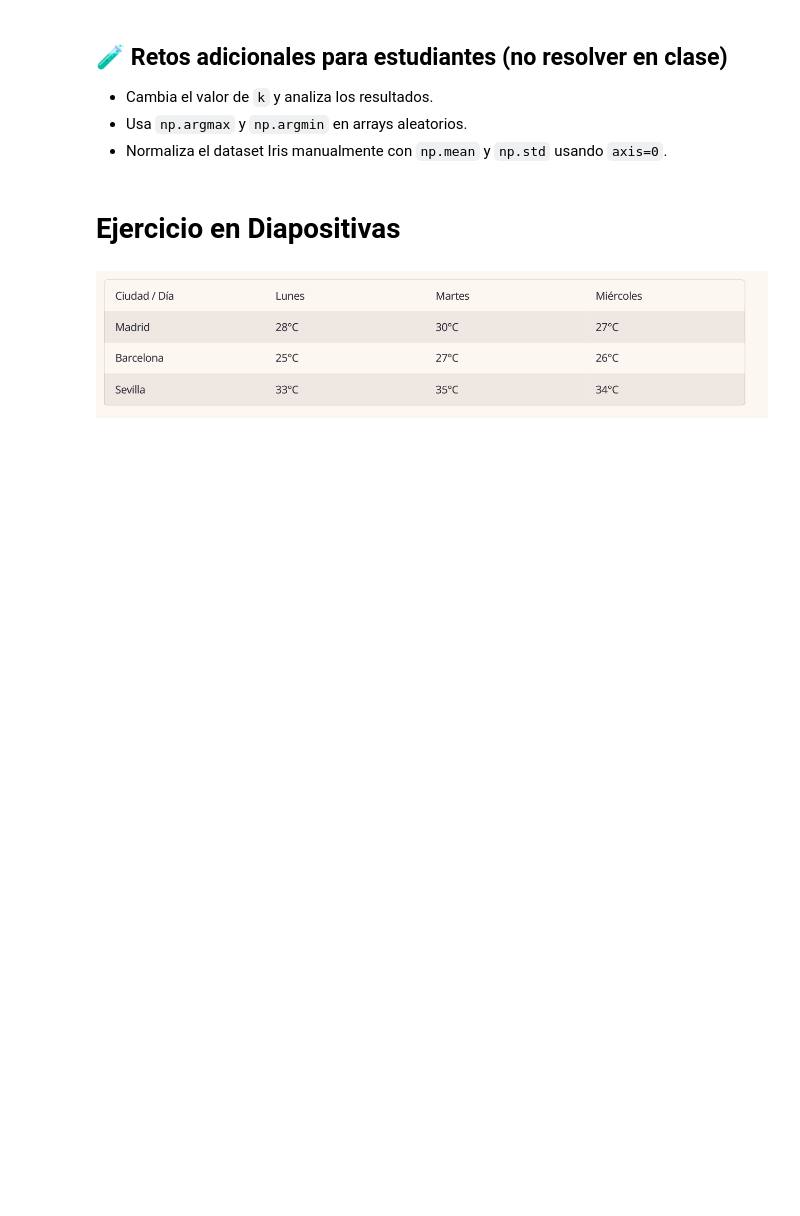
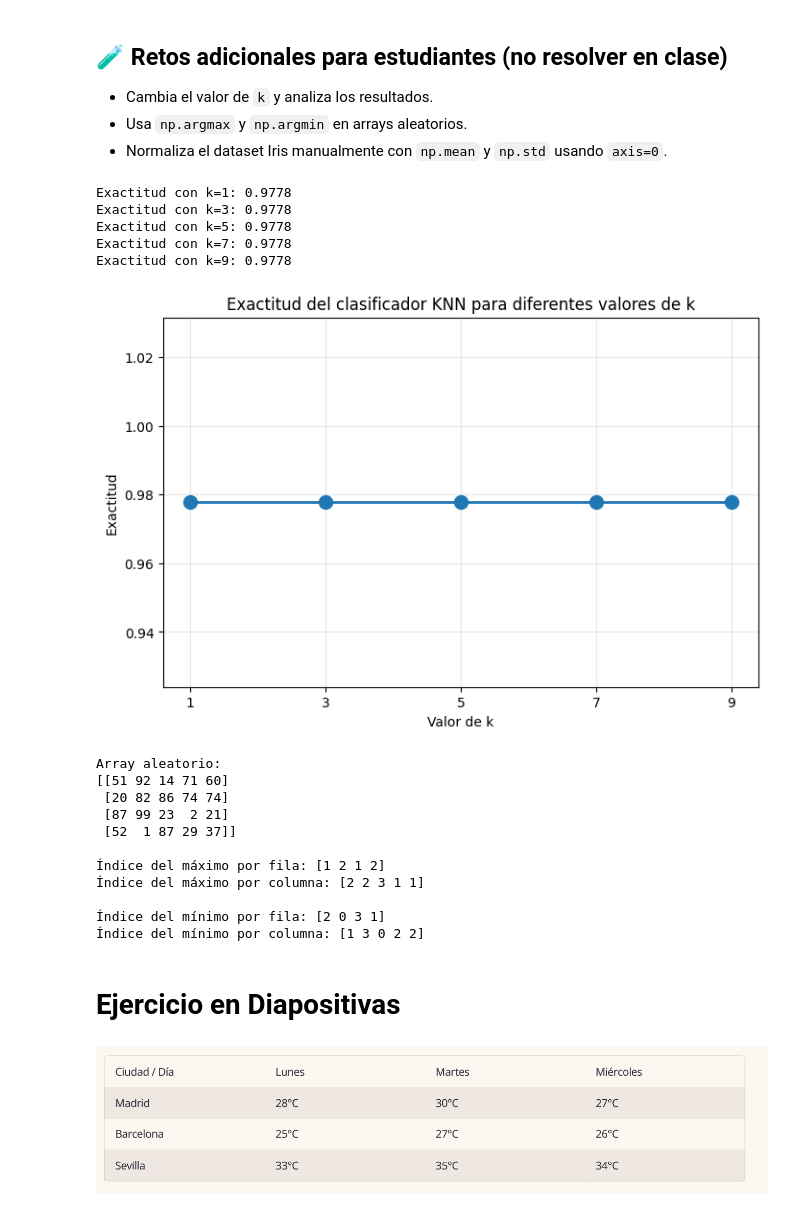
Before and after one commit to Vero173/CDIA2025_Program2_BaseNotebooks, a Jupyter notebook: Unit_2/Week_2/NumPy_KNN_Semana2.ipynb, the cells around one changed output. Saved outputs shown, nothing was run; the diff lists cells and outputs as text; code cells hidden in the pictures; blank space fills up the shorter version.

```diff
--- a/Unit_2/Week_2/NumPy_KNN_Semana2.ipynb
+++ b/Unit_2/Week_2/NumPy_KNN_Semana2.ipynb
@@ -124,3 +219,21 @@ Transformar las etiquetas categóricas a valores numéricos utilizando codificac
 Separar el dataset en entrenamiento y prueba:
 - $X_{\text{train}}, y_{\text{train}}$
 - $X_{\text{test}}, y_{\text{test}}$
+# %%
+# Dividir el dataset en conjuntos de entrenamiento y prueba (70% - 30%)
+np.random.seed(42)  # Para reproducibilidad
+indices = np.random.permutation(len(X))
+n_train = int(0.7 * len(X))
+
+# Obtener los índices de entrenamiento y prueba
+train_idx = indices[:n_train]
+test_idx = indices[n_train:]
+
+# Dividir los datos
+X_train = X[train_idx]
+y_train = y_numerico[train_idx]
+X_test = X[test_idx]
+y_test = y_numerico[test_idx]
+
+print(f"Tamaño del conjunto de entrenamiento: {X_train.shape[0]}")
+print(f"Tamaño del conjunto de prueba: {X_test.shape[0]}")
@@ -163,6 +377,66 @@ $$
 - Cambia el valor de `k` y analiza los resultados.
 - Usa `np.argmax` y `np.argmin` en arrays aleatorios.
 - Normaliza el dataset Iris manualmente con `np.mean` y `np.std` usando `axis=0`.
+# %%
+# 1. Cambiar el valor de k y analizar los resultados
+resultados = {}
+for k_valor in [1, 3, 5, 7, 9]:
+    y_pred = predecir_conjunto(X_train, y_train, X_test, k=k_valor)
+    acc = np.mean(y_pred == y_test)
+    resultados[k_valor] = acc
+    print(f"Exactitud con k={k_valor}: {acc:.4f}")
+
+# Visualizar los resultados
+plt.figure(figsize=(8, 5))
+ks = list(resultados.keys())
+accs = list(resultados.values())
+plt.plot(ks, accs, 'o-', linewidth=2, markersize=10)
+plt.xlabel('Valor de k')
+plt.ylabel('Exactitud')
+plt.title('Exactitud del clasificador KNN para diferentes valores de k')
+plt.xticks(ks)
+plt.grid(True, alpha=0.3)
+plt.show()
+
+# 2. Usar np.argmax y np.argmin en arrays aleatorios
+np.random.seed(42)
+array_aleatorio = np.random.randint(0, 100, (4, 5))
+print("Array aleatorio:")
+print(array_aleatorio)
+
+# Índice del valor máximo por fila y columna
+idx_max_fila = np.argmax(array_aleatorio, axis=1)
+idx_max_col = np.argmax(array_aleatorio, axis=0)
+print("\nÍndice del máximo por fila:", idx_max_fila)
+print("Índice del máximo por columna:", idx_max_col)
+
+# Índice del valor mínimo por fila y columna
+idx_min_fila = np.argmin(array_aleatorio, axis=1)
+idx_min_col = np.argmin(array_aleatorio, axis=0)
+print("\nÍndice del mínimo por fila:", idx_min_fila)
+print("Índice del mínimo por columna:", idx_min_col)
+
+# 3. Normalizar el dataset Iris manualmente
+def normalizar_datos(X):
+    """Normaliza los datos usando la técnica z-score: (x - media) / desviación estándar"""
+# %% [output]
+Exactitud con k=1: 0.9778
+Exactitud con k=3: 0.9778
+Exactitud con k=5: 0.9778
+Exactitud con k=7: 0.9778
+Exactitud con k=9: 0.9778
+[figure, added]
+Array aleatorio:
+[[51 92 14 71 60]
+ [20 82 86 74 74]
+ [87 99 23  2 21]
+ [52  1 87 29 37]]
+
+Índice del máximo por fila: [1 2 1 2]
+Índice del máximo por columna: [2 2 3 1 1]
+
+Índice del mínimo por fila: [2 0 3 1]
+Índice del mínimo por columna: [1 3 0 2 2]
 # %% [markdown]
 # Ejercicio en Diapositivas
 # %% [markdown]
```
Also changed, not shown: parts of 10 cells of this notebook, 4 other files.
